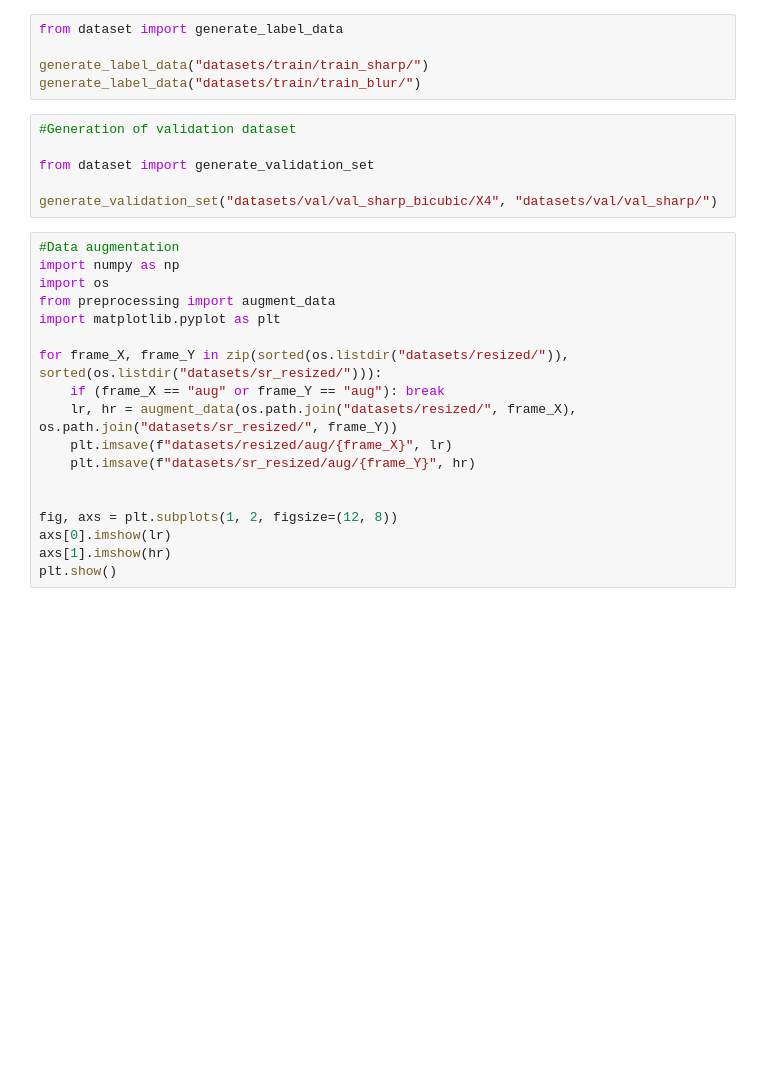
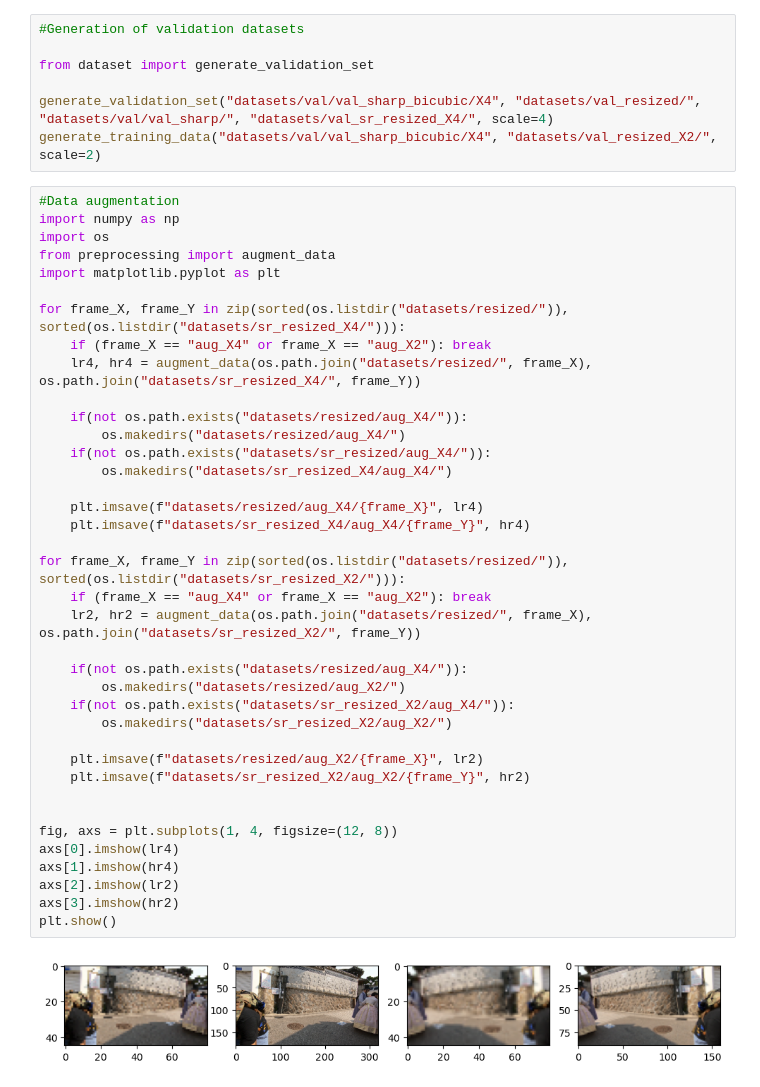
Before and after one commit to andreacoppari/ELSR-torch, a Jupyter notebook: data_nb.ipynb, the cells around one changed output. Drawn from its saved outputs; the diff is of its cells as text; blank space fills up the shorter version.

```diff
--- a/data_nb.ipynb
+++ b/data_nb.ipynb
@@ -8,29 +17,47 @@ generate_training_data("datasets/train/train_blur_bicubic/X4")
-# %%
-from dataset import generate_label_data
-
-generate_label_data("datasets/train/train_sharp/")
-generate_label_data("datasets/train/train_blur/")
 # %%
-#Generation of validation dataset
+#Generation of validation datasets
 
 from dataset import generate_validation_set
 
-generate_validation_set("datasets/val/val_sharp_bicubic/X4", "datasets/val/val_sharp/")
+generate_validation_set("datasets/val/val_sharp_bicubic/X4", "datasets/val_resized/", "datasets/val/val_sharp/", "datasets/val_sr_resized_X4/", scale=4)
+generate_training_data("datasets/val/val_sharp_bicubic/X4", "datasets/val_resized_X2/", scale=2)
 # %%
 #Data augmentation
 import numpy as np
 import os
 from preprocessing import augment_data
 import matplotlib.pyplot as plt
 
-for frame_X, frame_Y in zip(sorted(os.listdir("datasets/resized/")), sorted(os.listdir("datasets/sr_resized/"))):
-    if (frame_X == "aug" or frame_Y == "aug"): break
-    lr, hr = augment_data(os.path.join("datasets/resized/", frame_X), os.path.join("datasets/sr_resized/", frame_Y))
-    plt.imsave(f"datasets/resized/aug/{frame_X}", lr)
-    plt.imsave(f"datasets/sr_resized/aug/{frame_Y}", hr)
+for frame_X, frame_Y in zip(sorted(os.listdir("datasets/resized/")), sorted(os.listdir("datasets/sr_resized_X4/"))):
+    if (frame_X == "aug_X4" or frame_X == "aug_X2"): break
+    lr4, hr4 = augment_data(os.path.join("datasets/resized/", frame_X), os.path.join("datasets/sr_resized_X4/", frame_Y))
+
+    if(not os.path.exists("datasets/resized/aug_X4/")):
+        os.makedirs("datasets/resized/aug_X4/")
+    if(not os.path.exists("datasets/sr_resized/aug_X4/")):
+        os.makedirs("datasets/sr_resized_X4/aug_X4/")
+
+    plt.imsave(f"datasets/resized/aug_X4/{frame_X}", lr4)
+    plt.imsave(f"datasets/sr_resized_X4/aug_X4/{frame_Y}", hr4)
+
+for frame_X, frame_Y in zip(sorted(os.listdir("datasets/resized/")), sorted(os.listdir("datasets/sr_resized_X2/"))):
+    if (frame_X == "aug_X4" or frame_X == "aug_X2"): break
+    lr2, hr2 = augment_data(os.path.join("datasets/resized/", frame_X), os.path.join("datasets/sr_resized_X2/", frame_Y))
+
+    if(not os.path.exists("datasets/resized/aug_X4/")):
+        os.makedirs("datasets/resized/aug_X2/")
+    if(not os.path.exists("datasets/sr_resized_X2/aug_X4/")):
+        os.makedirs("datasets/sr_resized_X2/aug_X2/")
+
+    plt.imsave(f"datasets/resized/aug_X2/{frame_X}", lr2)
+    plt.imsave(f"datasets/sr_resized_X2/aug_X2/{frame_Y}", hr2)
 
 
-fig, axs = plt.subplots(1, 2, figsize=(12, 8))
-axs[0].imshow(lr)
-axs[1].imshow(hr)
+fig, axs = plt.subplots(1, 4, figsize=(12, 8))
+axs[0].imshow(lr4)
+axs[1].imshow(hr4)
+axs[2].imshow(lr2)
+axs[3].imshow(hr2)
 plt.show()
+# %% [output]
+[figure, added]
```
Also changed, not shown: parts of 5 cells of this notebook, 8 other files.
